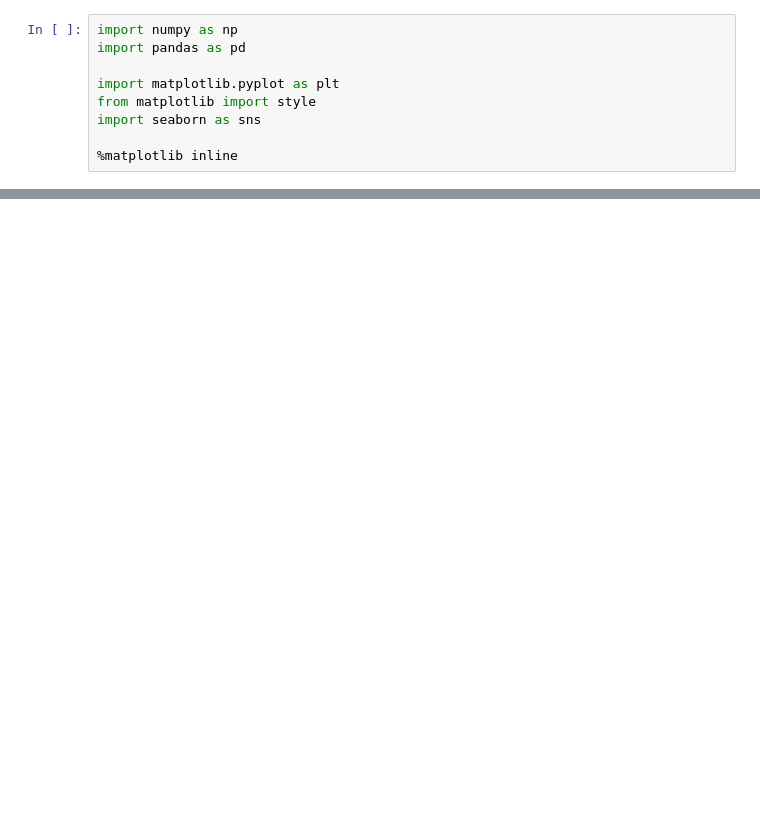
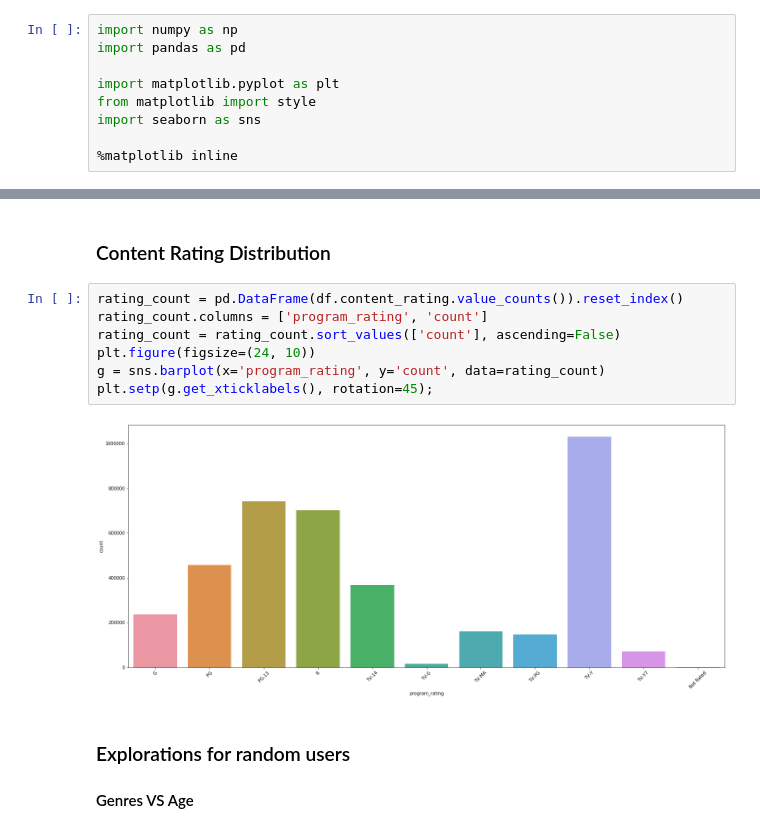
Before and after one commit to MohammedAlawami/STC_movie_project, a Jupyter notebook: data_exploration.ipynb, the cells around one changed output, grey strips where cells are left out. Drawn from its saved outputs; the diff is of its cells as text; blank space fills up the shorter version.

```diff
--- a/data_exploration.ipynb
+++ b/data_exploration.ipynb
@@ -167,0 +89,14 @@ Note: you may need to restart the kernel to use updated packages.
+# %% [markdown]
+### Content Rating Distribution
+# %%
+rating_count = pd.DataFrame(df.content_rating.value_counts()).reset_index()
+rating_count.columns = ['program_rating', 'count']
+rating_count = rating_count.sort_values(['count'], ascending=False)
+plt.figure(figsize=(24, 10))
+g = sns.barplot(x='program_rating', y='count', data=rating_count)
+plt.setp(g.get_xticklabels(), rotation=45);
+# %% [output]
+[figure, added]
+# %% [markdown]
+### Explorations for random users
+#### Genres VS Age
```
Also changed, not shown: parts of 35 cells of this notebook, 4 other files.
